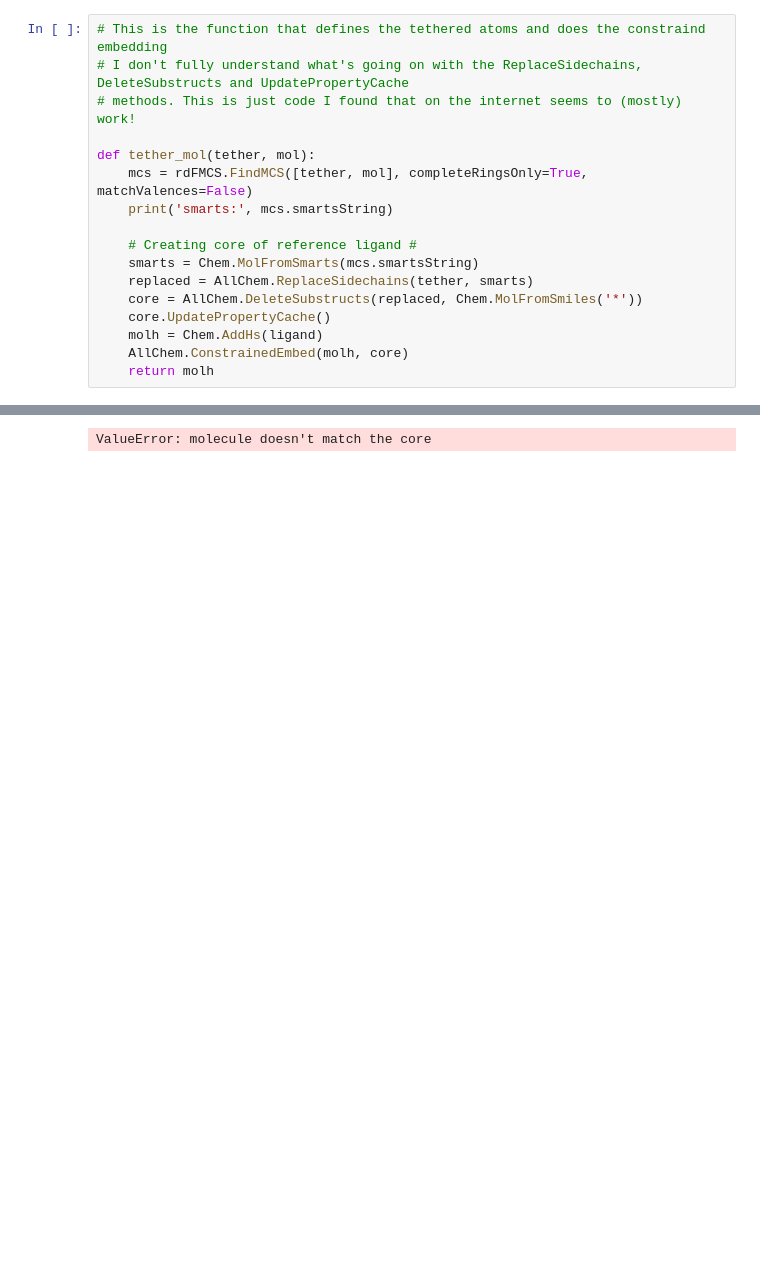
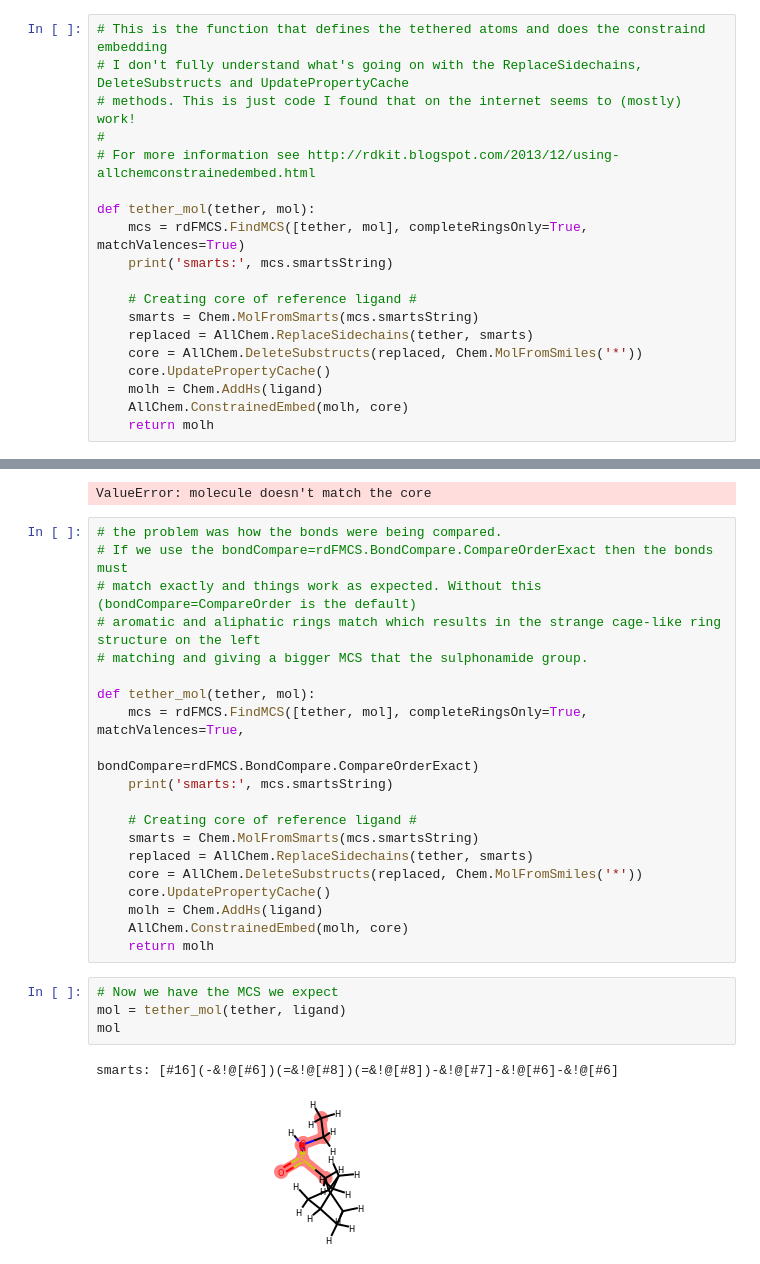
Before and after one commit to tdudgeon/jupyter_mpro, a Jupyter notebook: tethering.ipynb, the cells around one changed output, grey strips where cells are left out. Drawn from its saved outputs; the diff is of its cells as text; blank space fills up the shorter version.

Commit message:
fixed tethering example

```diff
--- a/tethering.ipynb
+++ b/tethering.ipynb
@@ -11,9 +9,11 @@ RDKit WARNING: [18:45:27] Enabling RDKit 2019.09.3 jupyter extensions
 # This is the function that defines the tethered atoms and does the constraind embedding
 # I don't fully understand what's going on with the ReplaceSidechains, DeleteSubstructs and UpdatePropertyCache
 # methods. This is just code I found that on the internet seems to (mostly) work!
+#
+# For more information see http://rdkit.blogspot.com/2013/12/using-allchemconstrainedembed.html
 
 def tether_mol(tether, mol):
-    mcs = rdFMCS.FindMCS([tether, mol], completeRingsOnly=True, matchValences=False)
+    mcs = rdFMCS.FindMCS([tether, mol], completeRingsOnly=True, matchValences=True)
     print('smarts:', mcs.smartsString)
 
     # Creating core of reference ligand #
@@ -65,3 +65,30 @@ mol
 # %% [output]
 smarts: [#6]-&!@[#6]1:,-;@[#6]:,-;@[#6]:,-;@[#6]:,-;@[#6]:,-;@[#6]:,-;@1
 ValueError: molecule doesn't match the core
+# %%
+# the problem was how the bonds were being compared.
+# If we use the bondCompare=rdFMCS.BondCompare.CompareOrderExact then the bonds must
+# match exactly and things work as expected. Without this (bondCompare=CompareOrder is the default)
+# aromatic and aliphatic rings match which results in the strange cage-like ring structure on the left
+# matching and giving a bigger MCS that the sulphonamide group.
+
+def tether_mol(tether, mol):
+    mcs = rdFMCS.FindMCS([tether, mol], completeRingsOnly=True, matchValences=True,
+                                         bondCompare=rdFMCS.BondCompare.CompareOrderExact)
+    print('smarts:', mcs.smartsString)
+
+    # Creating core of reference ligand #
+    smarts = Chem.MolFromSmarts(mcs.smartsString)
+    replaced = AllChem.ReplaceSidechains(tether, smarts)
+    core = AllChem.DeleteSubstructs(replaced, Chem.MolFromSmiles('*'))
+    core.UpdatePropertyCache()
+    molh = Chem.AddHs(ligand)
+    AllChem.ConstrainedEmbed(molh, core)
+    return molh
+# %%
+# Now we have the MCS we expect
+mol = tether_mol(tether, ligand)
+mol
+# %% [output]
+smarts: [#16](-&!@[#6])(=&!@[#8])(=&!@[#8])-&!@[#7]-&!@[#6]-&!@[#6]
+[figure, added]
```
Also changed, not shown: parts of 1 cell of this notebook.
